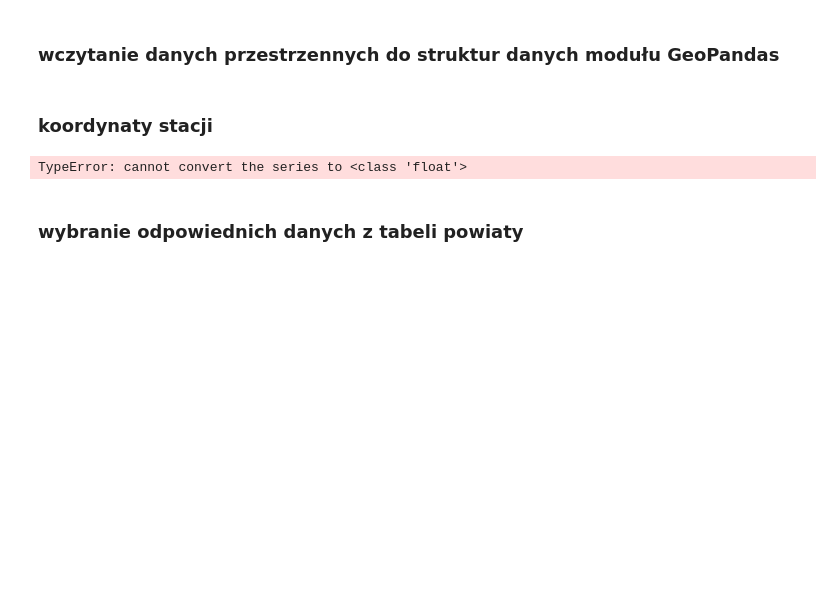
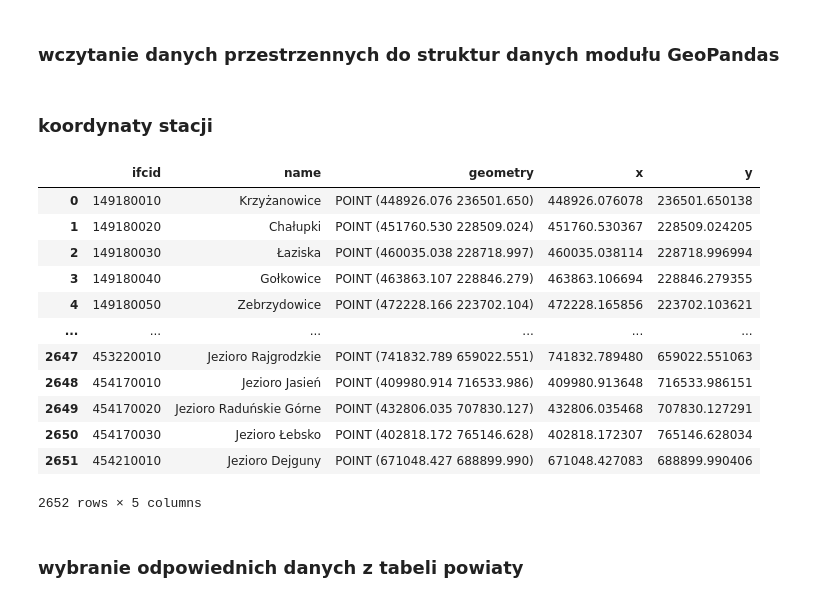
Before and after one commit to affq/analiza-meteo, a Jupyter notebook: main.ipynb, the cells around one changed output. Saved outputs shown, nothing was run; the diff lists cells and outputs as text; code cells hidden in the pictures; blank space fills up the shorter version.

```diff
--- a/main.ipynb
+++ b/main.ipynb
@@ -89,14 +89,26 @@ base_df
 # %%
 import geopandas as gpd
 
 effacility = gpd.read_file("dane_przestrzenne/effacility.geojson")
 effacility = effacility[["ifcid", "name1", "geometry"]]
 effacility.rename(columns={"name1": "name"}, inplace=True)
-effacility['x'] = float(effacility['geometry'].x)
-effacility['y'] = float(effacility['geometry'].y)
+effacility['x'] = effacility['geometry'].x
+effacility['y'] = effacility['geometry'].y
 effacility
 # %% [output]
+|  | ifcid | name | geometry | x | y |
+| 0 | 149180010 | Krzyżanowice | POINT (448926.076 236501.650) | 448926.076078 | 236501.650138 |
+| 1 | 149180020 | Chałupki | POINT (451760.530 228509.024) | 451760.530367 | 228509.024205 |
+| 2 | 149180030 | Łaziska | POINT (460035.038 228718.997) | 460035.038114 | 228718.996994 |
+| 3 | 149180040 | Gołkowice | POINT (463863.107 228846.279) | 463863.106694 | 228846.279355 |
+| 4 | 149180050 | Zebrzydowice | POINT (472228.166 223702.104) | 472228.165856 | 223702.103621 |
+| ... | ... | ... | ... | ... | ... |
+| 2647 | 453220010 | Jezioro Rajgrodzkie | POINT (741832.789 659022.551) | 741832.789480 | 659022.551063 |
+| 2648 | 454170010 | Jezioro Jasień | POINT (409980.914 716533.986) | 409980.913648 | 716533.986151 |
+| 2649 | 454170020 | Jezioro Raduńskie Górne | POINT (432806.035 707830.127) | 432806.035468 | 707830.127291 |
+| 2650 | 454170030 | Jezioro Łebsko | POINT (402818.172 765146.628) | 402818.172307 | 765146.628034 |
+| 2651 | 454210010 | Jezioro Dejguny | POINT (671048.427 688899.990) | 671048.427083 | 688899.990406 |
-TypeError: cannot convert the series to <class 'float'>
+2652 rows × 5 columns
 # %% [markdown]
 ### wybranie odpowiednich danych z tabeli powiaty
 # %%
```
Also changed, not shown: parts of 1 cell of this notebook.
